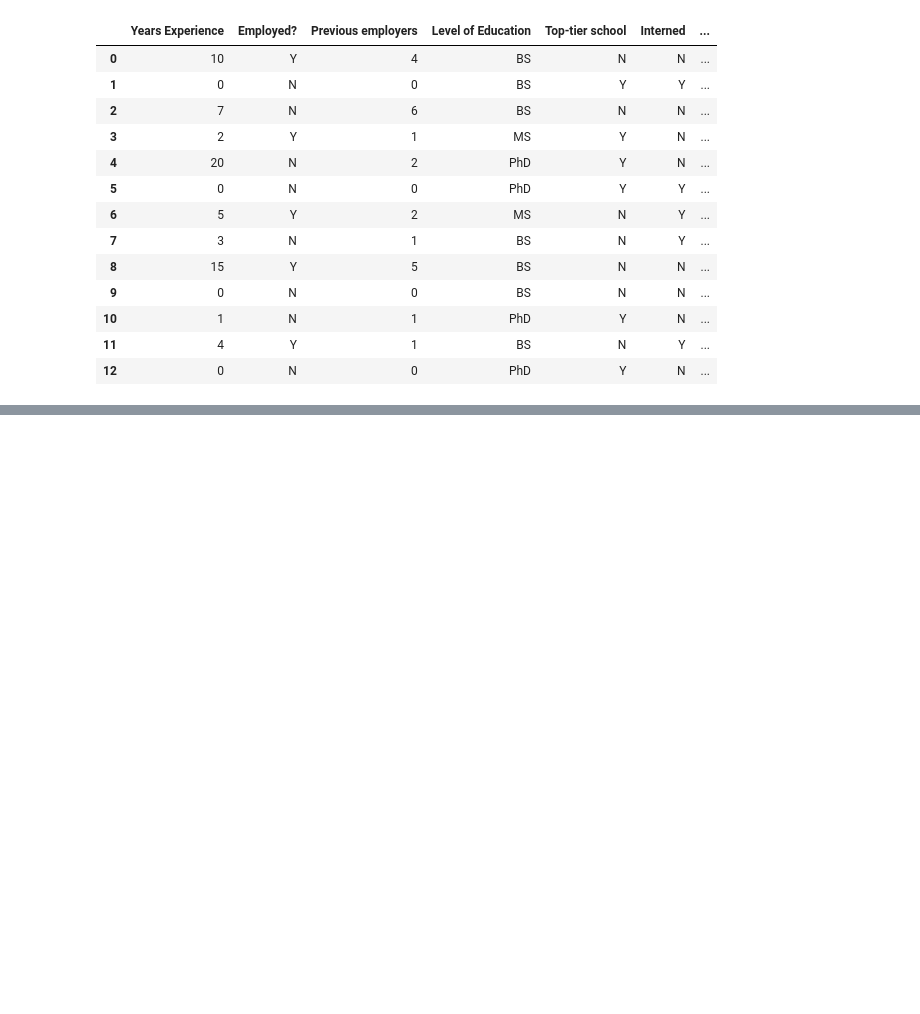
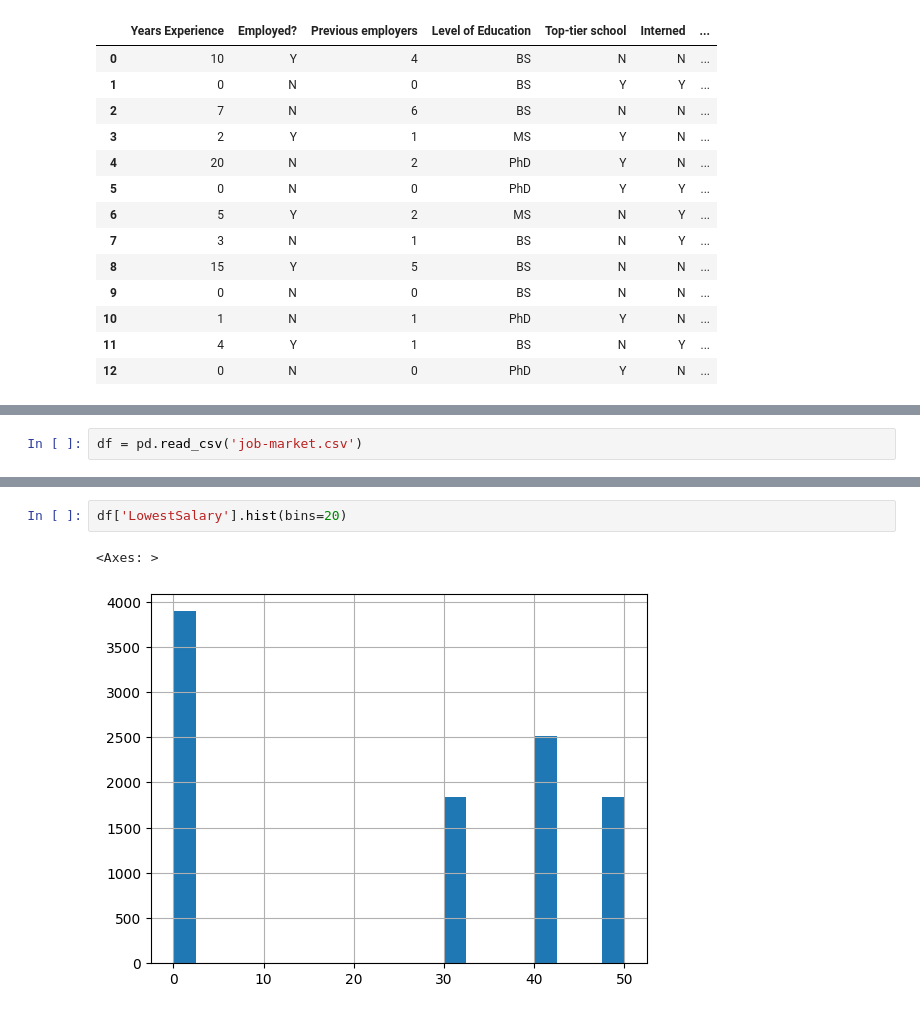
Before and after one commit to Shu2301/Data_Mining, a Jupyter notebook: Week2/19522431-Lab2.ipynb, the cells around one changed output, grey strips where cells are left out. Drawn from its saved outputs; the diff is of its cells as text; blank space fills up the shorter version.

```diff
--- a/Week2/19522431-Lab2.ipynb
+++ b/Week2/19522431-Lab2.ipynb
@@ -1053,0 +1113,2 @@ df
+# %%
+df = pd.read_csv('job-market.csv')
@@ -1053,0 +1127,5 @@ df
+# %%
+df['LowestSalary'].hist(bins=20)
+# %% [output]
+<Axes: >
+[figure, added]
```
Also changed, not shown: parts of 21 cells of this notebook, 2 other files.
